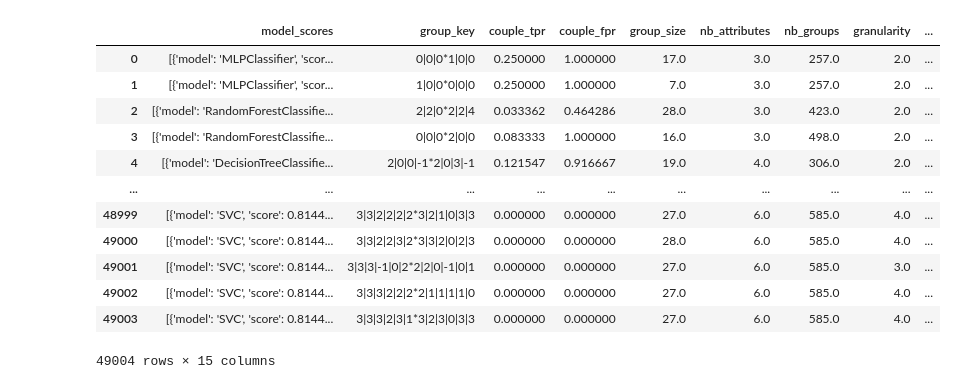
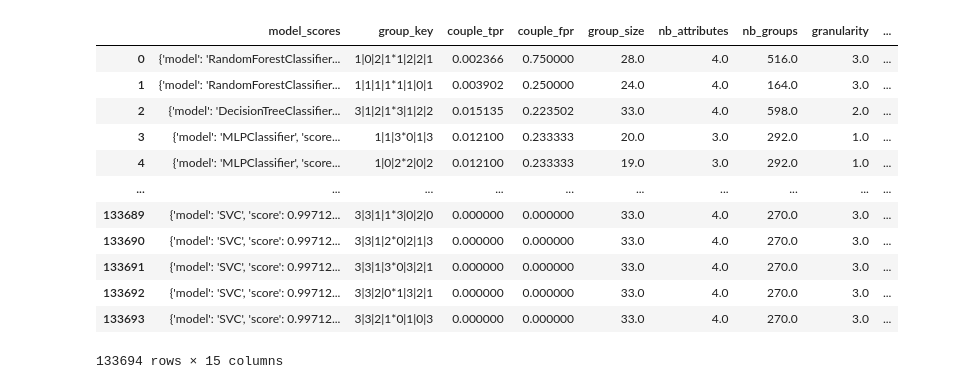
Before and after one commit to Vaunorage/ClearBias, a Jupyter notebook: aequitas_algo/analysis.ipynb, the cells around one changed output. Cells and saved outputs as stored; diff of their text form; code cells hidden in the pictures.

```diff
--- a/aequitas_algo/analysis.ipynb
+++ b/aequitas_algo/analysis.ipynb
@@ -9,41 +9,41 @@ conn = create_engine(f'sqlite:///{DB_PATH}')
 # %%
 query = """
 select model_scores,
        group_key,
        couple_tpr,
        couple_fpr,
        group_size,
        nb_attributes,
        nb_groups,
        granularity,
        intersectionality,
-       similarity,
-       1 - alea_uncertainty                                             as alea_uncertainty,
-       1 - epis_uncertainty                                             as epis_uncertainty,
+       1 - similarity as similarity,
+       alea_uncertainty                                             as alea_uncertainty,
+       epis_uncertainty                                             as epis_uncertainty,
        magnitude,
        frequency,
-       count(CASE WHEN diff_outcome_y IS NOT NULL THEN 1 ELSE NULL END) as count_non_null_diff_outcome_y
-from results2
+       count(CASE WHEN diff_outcome_y IS NOT NULL THEN 1 ELSE NULL END) as number_of_found_cases
+from results4
 group by model_scores,
          group_key
-order by count_non_null_diff_outcome_y DESC;
+order by number_of_found_cases DESC;
 """
 
 df = pd.read_sql_query(query, conn)
 df
 # %% [output]
 |  | model_scores | group_key | couple_tpr | couple_fpr | group_size | nb_attributes | nb_groups | granularity | ... |
-| 0 | [{'model': 'MLPClassifier', 'scor... | 0|0|0*1|0|0 | 0.250000 | 1.000000 | 17.0 | 3.0 | 257.0 | 2.0 | ... |
-| 1 | [{'model': 'MLPClassifier', 'scor... | 1|0|0*0|0|0 | 0.250000 | 1.000000 | 7.0 | 3.0 | 257.0 | 2.0 | ... |
-| 2 | [{'model': 'RandomForestClassifie... | 2|2|0*2|2|4 | 0.033362 | 0.464286 | 28.0 | 3.0 | 423.0 | 2.0 | ... |
-| 3 | [{'model': 'RandomForestClassifie... | 0|0|0*2|0|0 | 0.083333 | 1.000000 | 16.0 | 3.0 | 498.0 | 2.0 | ... |
-| 4 | [{'model': 'DecisionTreeClassifie... | 2|0|0|-1*2|0|3|-1 | 0.121547 | 0.916667 | 19.0 | 4.0 | 306.0 | 2.0 | ... |
+| 0 | {'model': 'RandomForestClassifier... | 1|0|2|1*1|2|2|1 | 0.002366 | 0.750000 | 28.0 | 4.0 | 516.0 | 3.0 | ... |
+| 1 | {'model': 'RandomForestClassifier... | 1|1|1|1*1|1|0|1 | 0.003902 | 0.250000 | 24.0 | 4.0 | 164.0 | 3.0 | ... |
+| 2 | {'model': 'DecisionTreeClassifier... | 3|1|2|1*3|1|2|2 | 0.015135 | 0.223502 | 33.0 | 4.0 | 598.0 | 2.0 | ... |
+| 3 | {'model': 'MLPClassifier', 'score... | 1|1|3*0|1|3 | 0.012100 | 0.233333 | 20.0 | 3.0 | 292.0 | 1.0 | ... |
+| 4 | {'model': 'MLPClassifier', 'score... | 1|0|2*2|0|2 | 0.012100 | 0.233333 | 19.0 | 3.0 | 292.0 | 1.0 | ... |
 | ... | ... | ... | ... | ... | ... | ... | ... | ... | ... |
-| 48999 | [{'model': 'SVC', 'score': 0.8144... | 3|3|2|2|2|2*3|2|1|0|3|3 | 0.000000 | 0.000000 | 27.0 | 6.0 | 585.0 | 4.0 | ... |
-| 49000 | [{'model': 'SVC', 'score': 0.8144... | 3|3|2|2|3|2*3|3|2|0|2|3 | 0.000000 | 0.000000 | 28.0 | 6.0 | 585.0 | 4.0 | ... |
-| 49001 | [{'model': 'SVC', 'score': 0.8144... | 3|3|3|-1|0|2*2|2|0|-1|0|1 | 0.000000 | 0.000000 | 27.0 | 6.0 | 585.0 | 3.0 | ... |
-| 49002 | [{'model': 'SVC', 'score': 0.8144... | 3|3|3|2|2|2*2|1|1|1|1|0 | 0.000000 | 0.000000 | 27.0 | 6.0 | 585.0 | 4.0 | ... |
-| 49003 | [{'model': 'SVC', 'score': 0.8144... | 3|3|3|2|3|1*3|2|3|0|3|3 | 0.000000 | 0.000000 | 27.0 | 6.0 | 585.0 | 4.0 | ... |
+| 133689 | {'model': 'SVC', 'score': 0.99712... | 3|3|1|1*3|0|2|0 | 0.000000 | 0.000000 | 33.0 | 4.0 | 270.0 | 3.0 | ... |
+| 133690 | {'model': 'SVC', 'score': 0.99712... | 3|3|1|2*0|2|1|3 | 0.000000 | 0.000000 | 33.0 | 4.0 | 270.0 | 3.0 | ... |
+| 133691 | {'model': 'SVC', 'score': 0.99712... | 3|3|1|3*0|3|2|1 | 0.000000 | 0.000000 | 33.0 | 4.0 | 270.0 | 3.0 | ... |
+| 133692 | {'model': 'SVC', 'score': 0.99712... | 3|3|2|0*1|3|2|1 | 0.000000 | 0.000000 | 33.0 | 4.0 | 270.0 | 3.0 | ... |
+| 133693 | {'model': 'SVC', 'score': 0.99712... | 3|3|2|1*0|1|0|3 | 0.000000 | 0.000000 | 33.0 | 4.0 | 270.0 | 3.0 | ... |
-49004 rows × 15 columns
+133694 rows × 15 columns
 # %%
 import json
```
Also changed, not shown: parts of 5 cells of this notebook, 3 other files.
